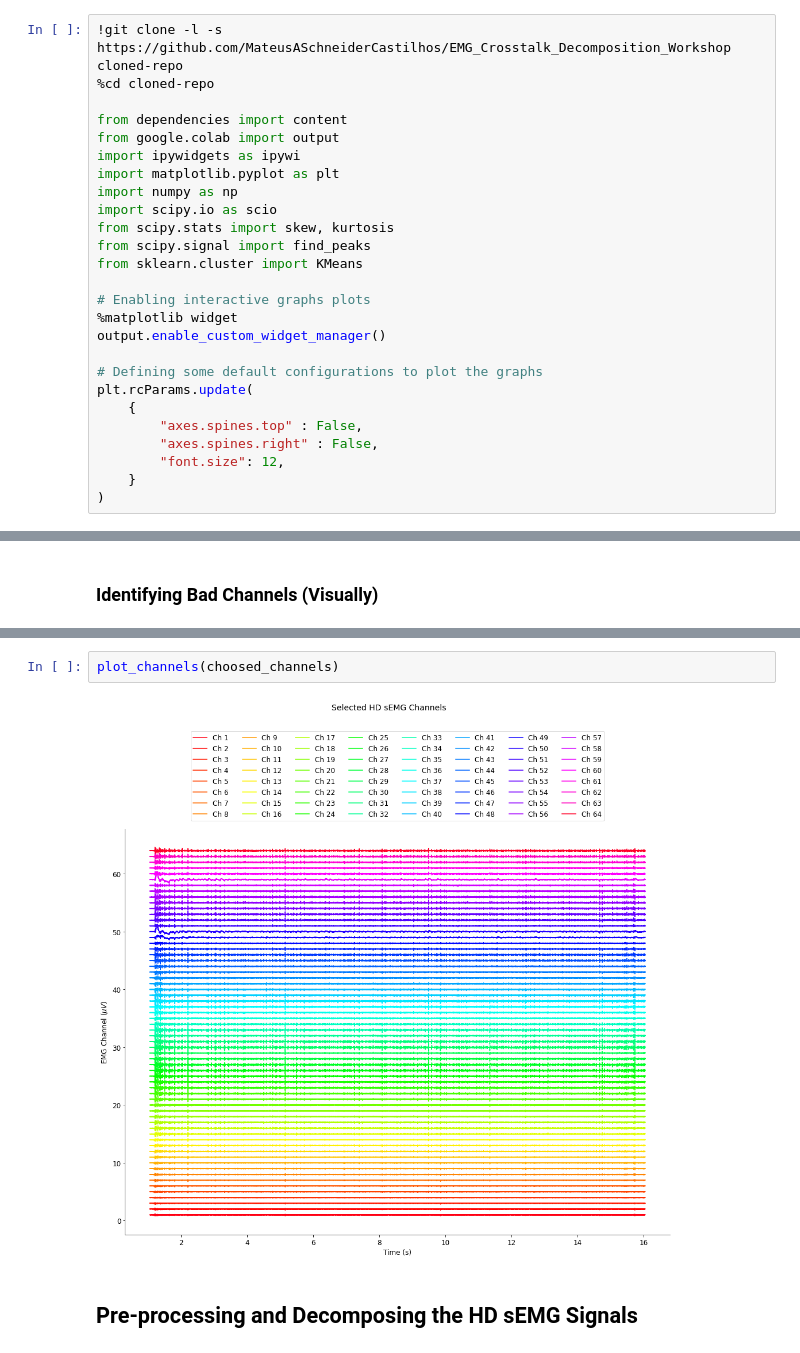
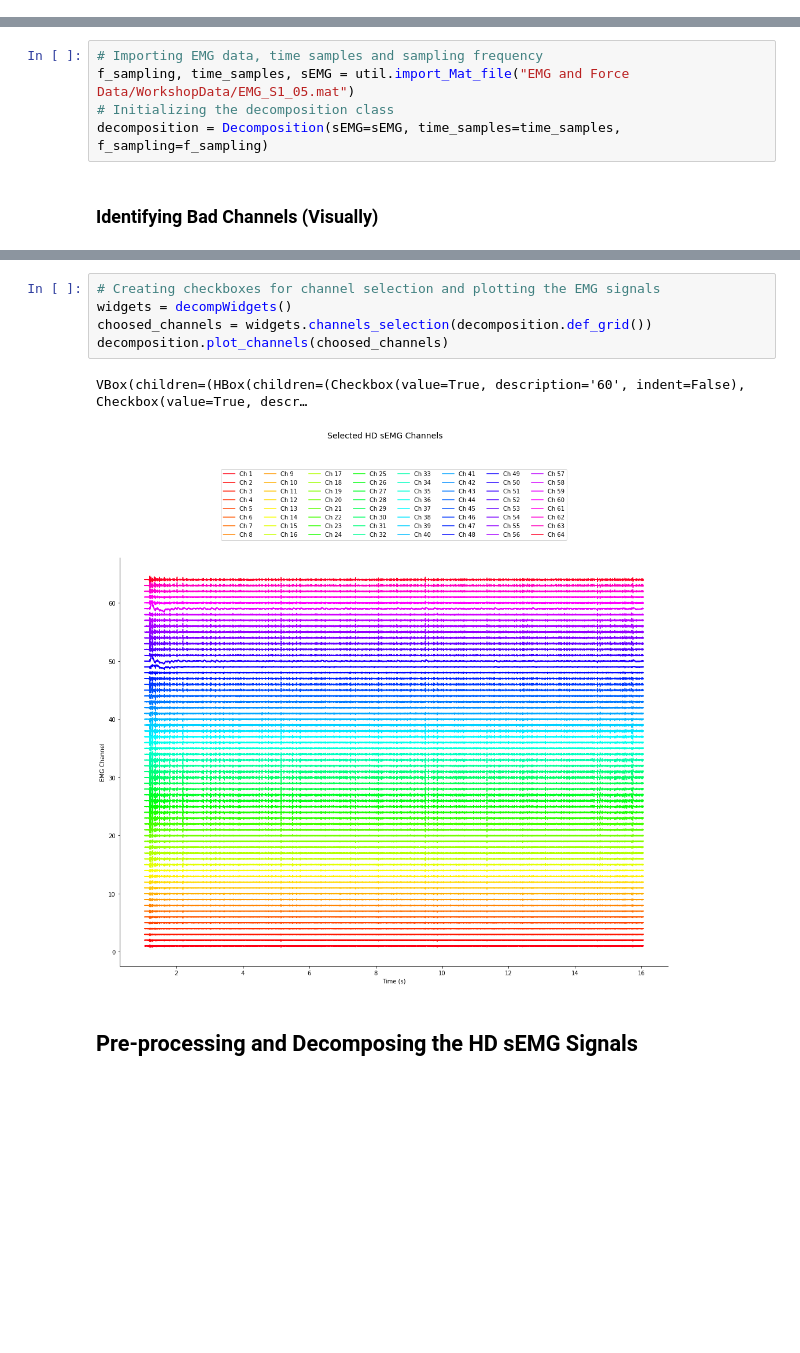
Before and after one commit to MateusASchneiderCastilhos/EMG_Crosstalk_Decomposition_Workshop, a Jupyter notebook: Decomposition_Panel.ipynb, the cells around one changed output, grey strips where cells are left out. Drawn from its saved outputs; the diff is of its cells as text; blank space fills up the shorter version.

```diff
--- a/Decomposition_Panel.ipynb
+++ b/Decomposition_Panel.ipynb
@@ -14,29 +16,3 @@ import os
 os.kill(os.getpid(), 9)
 # %% [markdown]
 ## Cloning the GitHub Repository and Importing Libraries
-# %%
-!git clone -l -s https://github.com/MateusASchneiderCastilhos/EMG_Crosstalk_Decomposition_Workshop cloned-repo
-%cd cloned-repo
-
-from dependencies import content
-from google.colab import output
-import ipywidgets as ipywi
-import matplotlib.pyplot as plt
-import numpy as np
-import scipy.io as scio
-from scipy.stats import skew, kurtosis
-from scipy.signal import find_peaks
-from sklearn.cluster import KMeans
-
-# Enabling interactive graphs plots
-%matplotlib widget
-output.enable_custom_widget_manager()
-
-# Defining some default configurations to plot the graphs
-plt.rcParams.update(
-    {
-        "axes.spines.top" : False,
-        "axes.spines.right" : False,
-        "font.size": 12,
-    }
-)
@@ -116,2 +59,7 @@ f_sampling, time_samples, sEMG = import_Mat_file("EMG and Force Data/WorkshopDat
+# %%
+# Importing EMG data, time samples and sampling frequency
+f_sampling, time_samples, sEMG = util.import_Mat_file("EMG and Force Data/WorkshopData/EMG_S1_05.mat")
+# Initializing the decomposition class
+decomposition = Decomposition(sEMG=sEMG, time_samples=time_samples, f_sampling=f_sampling)
 # %% [markdown]
 ### Identifying Bad Channels (Visually)
@@ -254,6 +76,10 @@ VBox(children=(HBox(children=(Checkbox(value=True, description='60', indent=Fals
-# %%
-plot_channels(choosed_channels)
-# %% [output]
-[figure, removed]
+# %%
+# Creating checkboxes for channel selection and plotting the EMG signals
+widgets = decompWidgets()
+choosed_channels = widgets.channels_selection(decomposition.def_grid())
+decomposition.plot_channels(choosed_channels)
+# %% [output]
+VBox(children=(HBox(children=(Checkbox(value=True, description='60', indent=False), Checkbox(value=True, descr…
+[figure, added]
 # %% [markdown]
 ## Pre-processing and Decomposing the HD sEMG Signals
```
Also changed, not shown: parts of 41 cells of this notebook, 1 other file.
